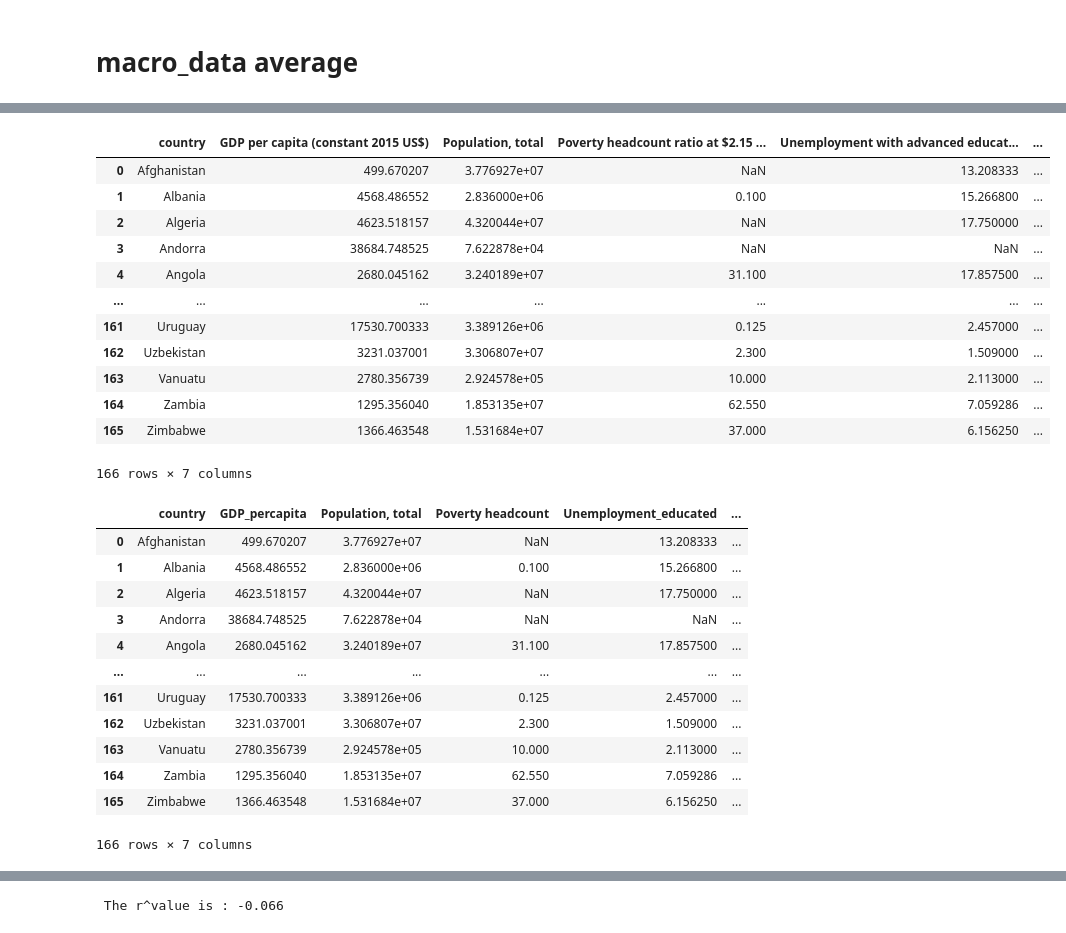
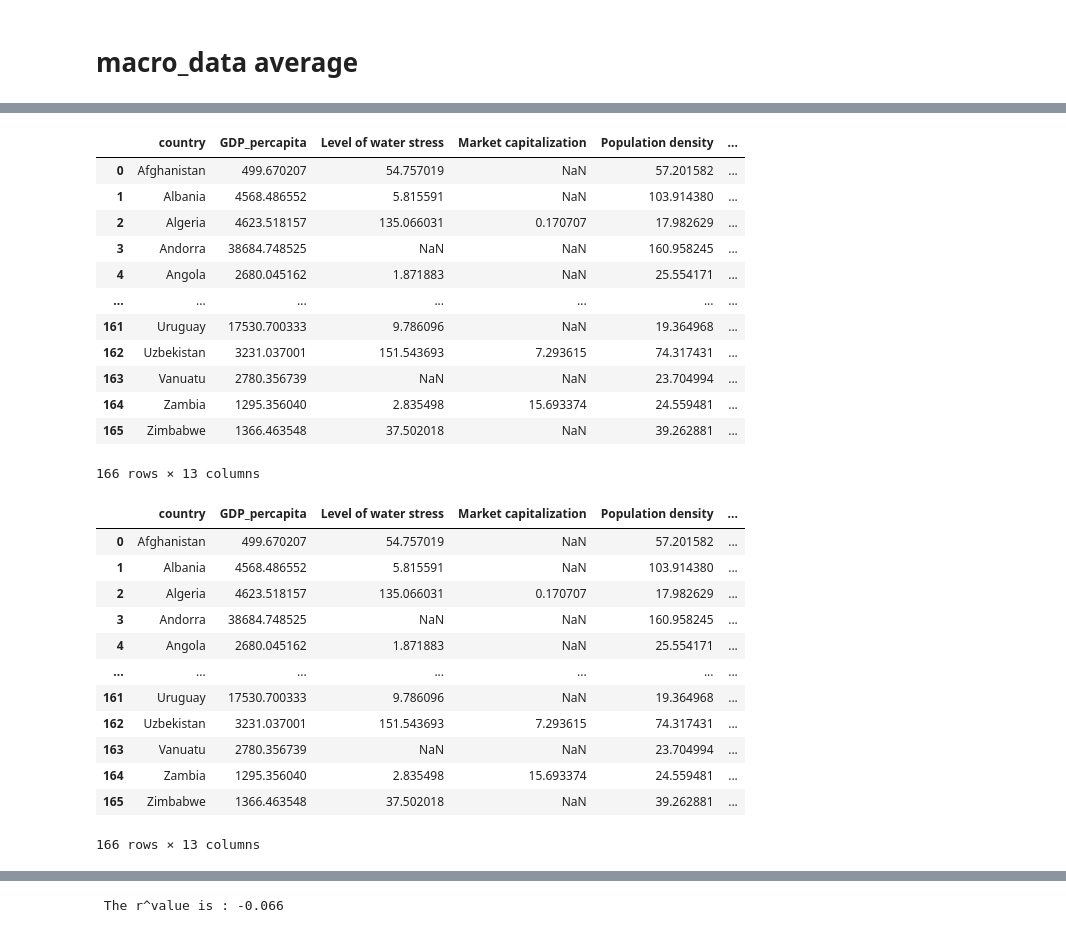
Before and after one commit to nazimben25/project3_group4, a Jupyter notebook: vizualisations.ipynb, the cells around one changed output, grey strips where cells are left out. Cells and saved outputs as stored; diff of their text form; code cells hidden in the pictures.

Commit message:
Data_collection.ipynb : add 6 indicatrs + impact on output and vizualisation

```diff
--- a/vizualisations.ipynb
+++ b/vizualisations.ipynb
@@ -172,4 +203,4 @@ macro_data_avg_df
 # %%
-macro_data_avg_df = macro_data_avg_df.pivot(index='country', columns='indicator', values='value')
-macro_data_avg_df
+macro_data_avg_pivot = macro_data_avg_df.pivot(index='country', columns='indicator', values='value')
+macro_data_avg_pivot
 # %% [output]
@@ -189,0 +221,14 @@ macro_data_avg_df
+# %%
+macro_data_avg_pivot = macro_data_avg_pivot.rename(columns={
+                                                'GDP per capita (constant 2015 US$)' : 'GDP_percapita' ,
+                                                'Poverty headcount ratio at $2.15 a day (2017 PPP) (% of population)' : 'Poverty headcount' ,
+                                                'Unemployment with advanced education (% of total labor force with advanced education)' : 'Unemployment_educated' ,
+                                                'Unemployment, total (% of total labor force) (national estimate)' : 'Unemployment_total' ,
+                                                 'Level of water stress: freshwater withdrawal as a proportion of available freshwater resources' : 'Level of water stress' ,
+                                                 'Market capitalization of listed domestic companies (% of GDP)' : 'Market capitalization' ,
+                                                 'Population density (people per sq. km of land area)' : 'Population density' ,
+                                                 'Rural population (% of total population)' : 'Rural population' ,
+                                                 'S&P Global Equity Indices (annual % change)' : 'S&P Global Equity Indices' ,
+                                                 'Voice and Accountability: Number of Sources' : 'Voice and Accountability' ,
+                                                            })
+macro_data_avg_pivot
@@ -190,21 +250,21 @@ macro_data_avg_df
 # %%
-imm_vs_macrodata_df = pd.merge(macro_data_avg_df,imm_cumul_df, on='country')
+imm_vs_macrodata_df = pd.merge(macro_data_avg_pivot,imm_cumul_df, on='country')
 
 imm_vs_macrodata_df
 # %% [output]
-|  | country | GDP per capita (constant 2015 US$) | Population, total | Poverty headcount ratio at $2.15 ... | Unemployment with advanced educat... | ... |
-| 0 | Afghanistan | 499.670207 | 3.776927e+07 | NaN | 13.208333 | ... |
-| 1 | Albania | 4568.486552 | 2.836000e+06 | 0.100 | 15.266800 | ... |
-| 2 | Algeria | 4623.518157 | 4.320044e+07 | NaN | 17.750000 | ... |
-| 3 | Andorra | 38684.748525 | 7.622878e+04 | NaN | NaN | ... |
-| 4 | Angola | 2680.045162 | 3.240189e+07 | 31.100 | 17.857500 | ... |
+|  | country | GDP_percapita | Level of water stress | Market capitalization | Population density | ... |
+| 0 | Afghanistan | 499.670207 | 54.757019 | NaN | 57.201582 | ... |
+| 1 | Albania | 4568.486552 | 5.815591 | NaN | 103.914380 | ... |
+| 2 | Algeria | 4623.518157 | 135.066031 | 0.170707 | 17.982629 | ... |
+| 3 | Andorra | 38684.748525 | NaN | NaN | 160.958245 | ... |
+| 4 | Angola | 2680.045162 | 1.871883 | NaN | 25.554171 | ... |
 | ... | ... | ... | ... | ... | ... | ... |
-| 161 | Uruguay | 17530.700333 | 3.389126e+06 | 0.125 | 2.457000 | ... |
-| 162 | Uzbekistan | 3231.037001 | 3.306807e+07 | 2.300 | 1.509000 | ... |
-| 163 | Vanuatu | 2780.356739 | 2.924578e+05 | 10.000 | 2.113000 | ... |
-| 164 | Zambia | 1295.356040 | 1.853135e+07 | 62.550 | 7.059286 | ... |
-| 165 | Zimbabwe | 1366.463548 | 1.531684e+07 | 37.000 | 6.156250 | ... |
+| 161 | Uruguay | 17530.700333 | 9.786096 | NaN | 19.364968 | ... |
+| 162 | Uzbekistan | 3231.037001 | 151.543693 | 7.293615 | 74.317431 | ... |
+| 163 | Vanuatu | 2780.356739 | NaN | NaN | 23.704994 | ... |
+| 164 | Zambia | 1295.356040 | 2.835498 | 15.693374 | 24.559481 | ... |
+| 165 | Zimbabwe | 1366.463548 | 37.502018 | NaN | 39.262881 | ... |
-166 rows × 7 columns
+166 rows × 13 columns
 # %%
 imm_vs_macrodata_df = imm_vs_macrodata_df.rename(columns={
                                                 'GDP per capita (constant 2015 US$)' : 'GDP_percapita' ,
@@ -215,19 +275,19 @@ imm_vs_macrodata_df = imm_vs_macrodata_df.rename(columns={
                                                             })
 imm_vs_macrodata_df
 # %% [output]
-|  | country | GDP_percapita | Population, total | Poverty headcount | Unemployment_educated | ... |
-| 0 | Afghanistan | 499.670207 | 3.776927e+07 | NaN | 13.208333 | ... |
-| 1 | Albania | 4568.486552 | 2.836000e+06 | 0.100 | 15.266800 | ... |
-| 2 | Algeria | 4623.518157 | 4.320044e+07 | NaN | 17.750000 | ... |
-| 3 | Andorra | 38684.748525 | 7.622878e+04 | NaN | NaN | ... |
-| 4 | Angola | 2680.045162 | 3.240189e+07 | 31.100 | 17.857500 | ... |
+|  | country | GDP_percapita | Level of water stress | Market capitalization | Population density | ... |
+| 0 | Afghanistan | 499.670207 | 54.757019 | NaN | 57.201582 | ... |
+| 1 | Albania | 4568.486552 | 5.815591 | NaN | 103.914380 | ... |
+| 2 | Algeria | 4623.518157 | 135.066031 | 0.170707 | 17.982629 | ... |
+| 3 | Andorra | 38684.748525 | NaN | NaN | 160.958245 | ... |
+| 4 | Angola | 2680.045162 | 1.871883 | NaN | 25.554171 | ... |
 | ... | ... | ... | ... | ... | ... | ... |
-| 161 | Uruguay | 17530.700333 | 3.389126e+06 | 0.125 | 2.457000 | ... |
-| 162 | Uzbekistan | 3231.037001 | 3.306807e+07 | 2.300 | 1.509000 | ... |
-| 163 | Vanuatu | 2780.356739 | 2.924578e+05 | 10.000 | 2.113000 | ... |
-| 164 | Zambia | 1295.356040 | 1.853135e+07 | 62.550 | 7.059286 | ... |
-| 165 | Zimbabwe | 1366.463548 | 1.531684e+07 | 37.000 | 6.156250 | ... |
+| 161 | Uruguay | 17530.700333 | 9.786096 | NaN | 19.364968 | ... |
+| 162 | Uzbekistan | 3231.037001 | 151.543693 | 7.293615 | 74.317431 | ... |
+| 163 | Vanuatu | 2780.356739 | NaN | NaN | 23.704994 | ... |
+| 164 | Zambia | 1295.356040 | 2.835498 | 15.693374 | 24.559481 | ... |
+| 165 | Zimbabwe | 1366.463548 | 37.502018 | NaN | 39.262881 | ... |
-166 rows × 7 columns
+166 rows × 13 columns
 # %%
 imm_vs_macrodata_df['Immigration_100k'] = imm_vs_macrodata_df['Immigration_flow'] / imm_vs_macrodata_df['Population, total'] * 100000
 imm_vs_macrodata_df
```
Also changed, not shown: parts of 18 cells of this notebook, 2 other files.
